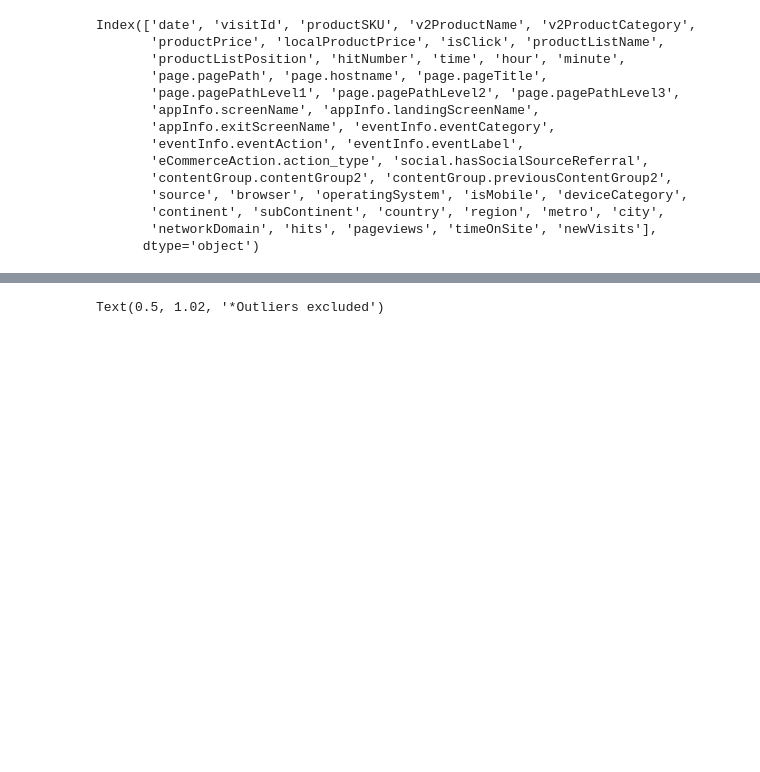
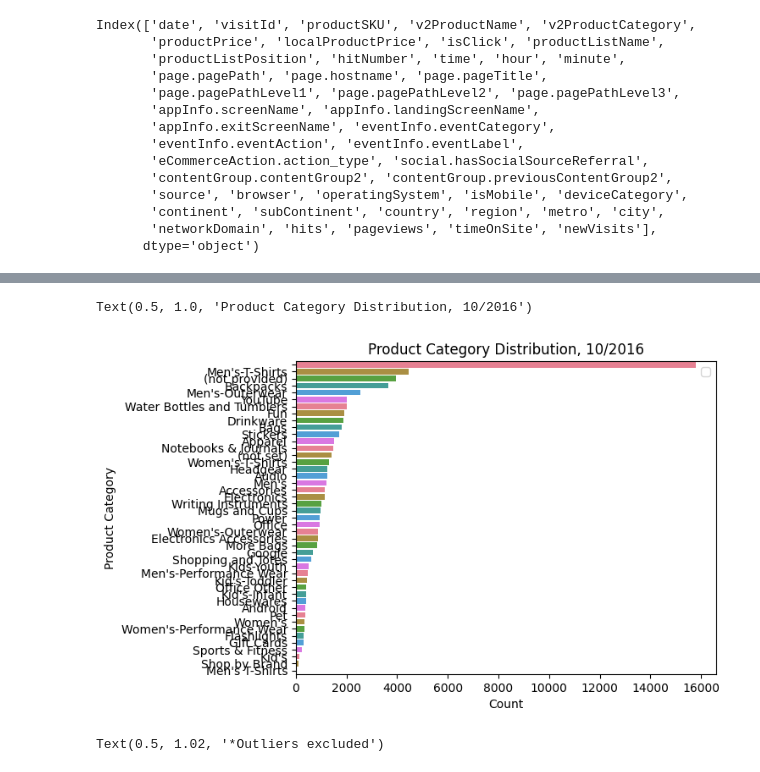
Before and after one commit to York-Solutions-B2E/jenny-huang-aml-capstone, a Jupyter notebook: eda.ipynb, the cells around one changed output, grey strips where cells are left out. Saved outputs shown, nothing was run; the diff lists cells and outputs as text; code cells hidden in the pictures; blank space fills up the shorter version.

```diff
--- a/eda.ipynb
+++ b/eda.ipynb
@@ -86,3 +81,18 @@ X['
+# %%
+X['prod_category'] = pd.Series((s.split('/')[-2] if len(s.split('/')) >=2 else s.split('/')[-1] for s in X['v2ProductCategory'])).replace('${escCatTitle}', '(not provided)')
+# %%
+plt.plot(figsize = (20,20))
+sns.barplot(y = X['prod_category'].value_counts().index,
+            x = X['prod_category'].value_counts().values,
+            hue = X['prod_category'].value_counts().index ,
+            palette = sns.color_palette('husl'), dodge = False)
+plt.legend([])
+plt.xlabel("Count")
+plt.ylabel("Product Category")
+plt.title("Product Category Distribution, 10/2016")
+# %% [output]
+Text(0.5, 1.0, 'Product Category Distribution, 10/2016')
+[figure, added]
 # %%
 temp_x = X['timeOnSite']
 # %%
```
Also changed, not shown: parts of 3 cells of this notebook.
